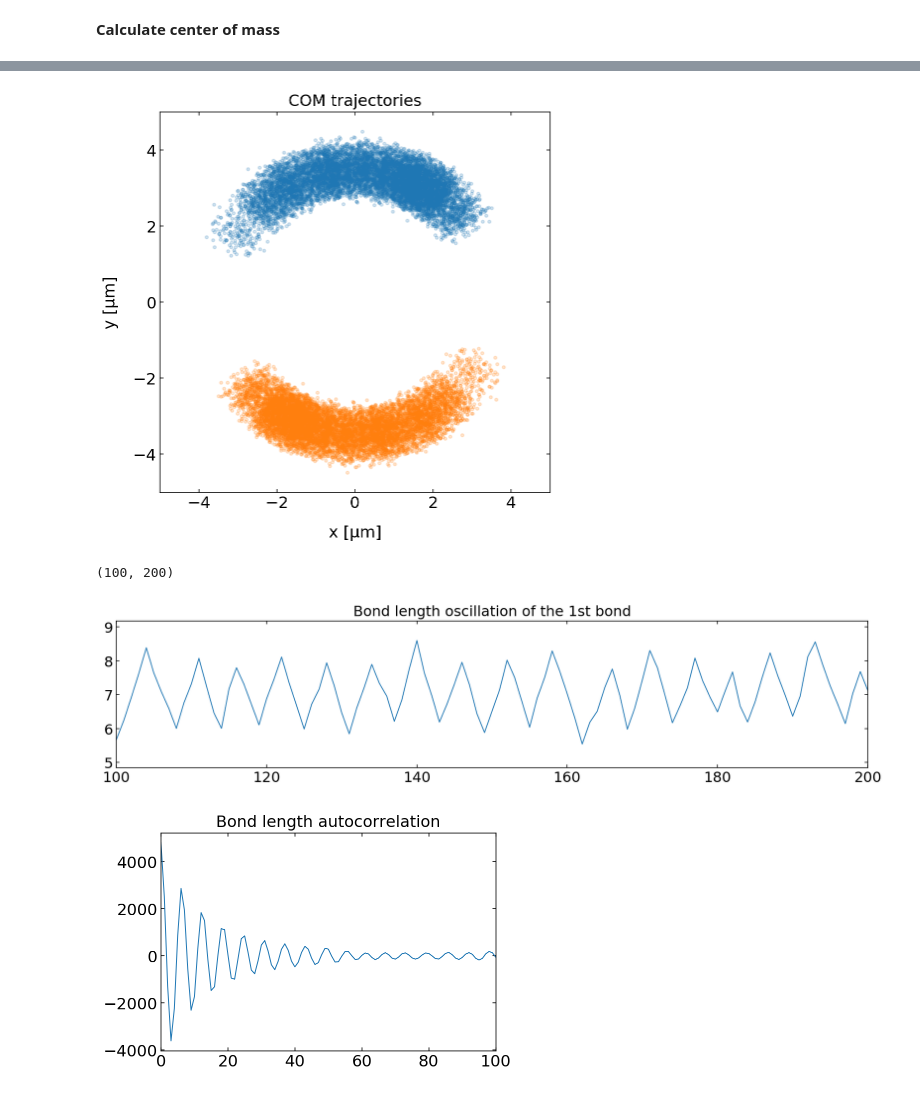
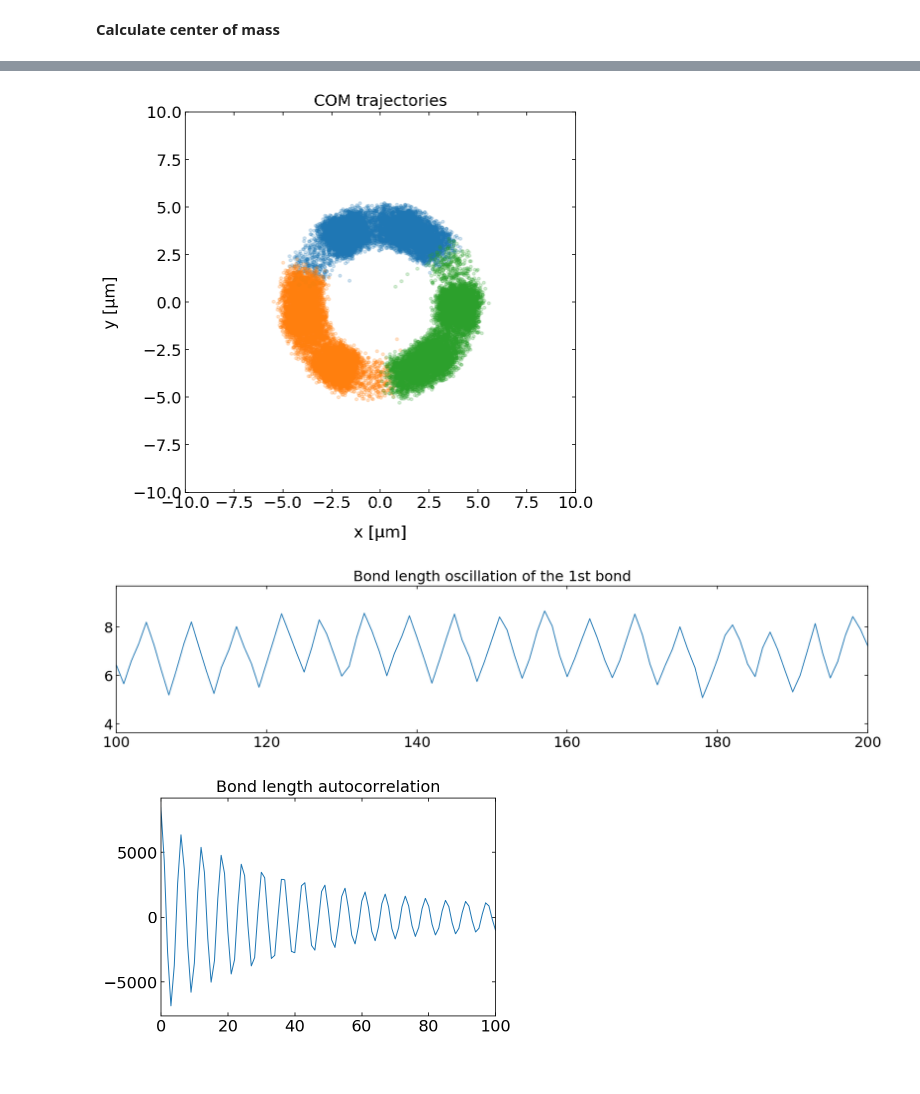
Before and after one commit to Molecular-Nanophotonics/Photon-Nudging, a Jupyter notebook: Photon Nudging.ipynb, the cells around one changed output, grey strips where cells are left out. Drawn from its saved outputs; the diff is of its cells as text; code cells hidden in the pictures.

```diff
--- a/Photon Nudging.ipynb
+++ b/Photon Nudging.ipynb
@@ -660,14 +660,14 @@ dt=0.11 # 50 ms time resolution
 #print('Omega=',1/(4*dt))
 a=5e-6  # particle radius
 eta=1e-3  # viscosity of water
-v=3  #  µm/s velocity
+v=5  #  µm/s velocity
 D=D_T(eta,a)*1e12   # µm^2/s diffusion coefficient
 Dr=D_R(eta,a)   # 0.1 rad^2/s rotational diffusion
 N=10000 # number of steps
 bond_length=7 # bond length
 delay=2 # delay+1
 
-n_part=2 # number of particles
+n_part=3 # number of particles
 # %% [markdown]
 **Do the simulation**
 # %%
@@ -687,3 +687,15 @@ com=np.zeros([len(part[0].trajectory),2])
 for p in part:
     com=com+p.trajectory
 com=com/n_part
+# %%
+fig=plt.figure(figsize=(7,7))
+ax=fig.gca()
+step=-200
+for i in range(n_part):
+    x=np.array(part[i].trajectory)[step,0]
+    y=np.array(part[i].trajectory)[step,1]
+    circle=plt.Circle((x-com[step,0],y-com[step,1]),0.5)
+    ax.add_artist(circle)
+plt.xlim(-10,10)
+plt.ylim(-10,10)
+plt.show()
@@ -690,16 +704,16 @@ com=com/n_part
 # %%
 
 plt.figure(figsize=(7,7))
 for i in range(n_part):
     plt.plot((part[i].trajectory-com)[:,0],(part[i].trajectory-com)[:,1],'o',lw=1,ms=3,alpha=0.2)
 plt.title('COM trajectories')
-plt.xlim(-5,5)
-plt.ylim(-5,5)
+plt.xlim(-10,10)
+plt.ylim(-10,10)
 plt.xlabel('x [µm]')
 plt.ylabel('y [µm]')
 plt.show()
 # %% [output]
-[figure, old version]
+[figure, new version]
 # %%
 bond_vector=np.array(part[0].trajectory)-np.array(part[1].trajectory)
 # %%
@@ -712,8 +726,7 @@ plt.title('Bond length oscillation of the 1st bond')
 plt.xlim(100,200)
 plt.show()
 # %% [output]
-(100, 200)
-[figure, old version]
+[figure, new version]
 # %%
 bond_mean=bond_length.mean()
 bond_fluctuation=np.correlate(bond_length-bond_mean,bond_length-bond_mean,mode="full")
@@ -723,4 +736,4 @@ plt.title('Bond length autocorrelation')
 plt.xlim(0,100)
 plt.show()
 # %% [output]
-[figure, old version]
+[figure, new version]
```
Also changed, not shown: parts of 11 cells of this notebook.
